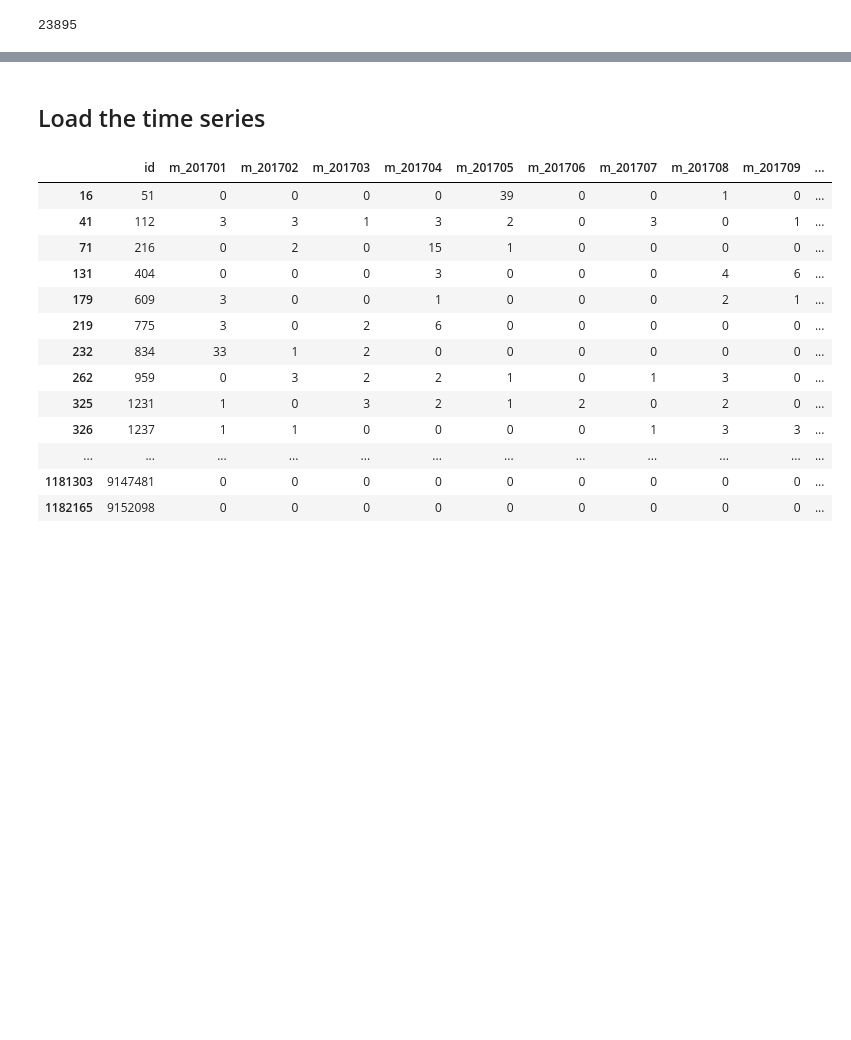
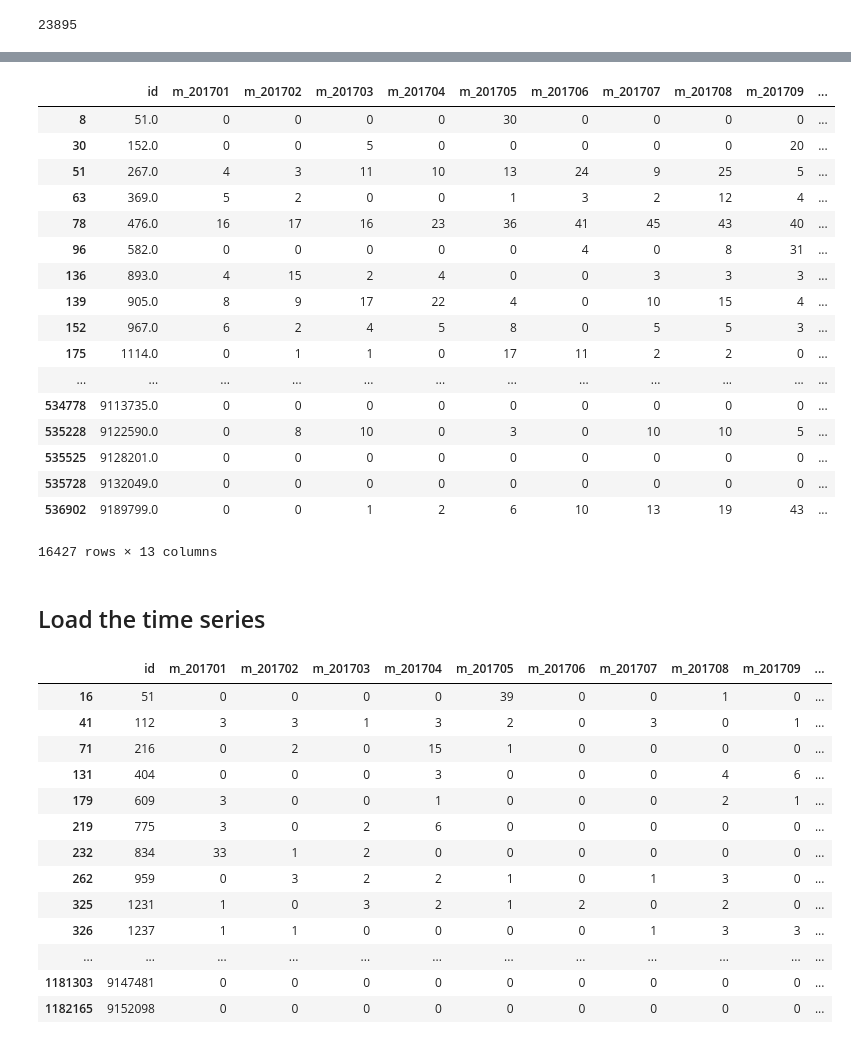
Before and after one commit to leomaxx/StackOverflowChurnAnalysis, a Jupyter notebook: 01_EDA.ipynb, the cells around one changed output, grey strips where cells are left out. Drawn from its saved outputs; the diff is of its cells as text; code cells hidden in the pictures; blank space fills up the shorter version.

Commit message:
Started with time series analysis

```diff
--- a/01_EDA.ipynb
+++ b/01_EDA.ipynb
@@ -155,0 +163,3 @@ len(list(active_contributors_id))
+# %%
+with open('./data/processed/answer_count.pkl', 'rb') as picklefile:
+    answer_count = pickle.load(picklefile)
@@ -155,0 +198,3 @@ len(list(active_contributors_id))
+# %%
+with open('./data/processed/answer_time_series.pkl', 'rb') as picklefile:
+    answer_time_series = pickle.load(picklefile)
@@ -155,0 +210,21 @@ len(list(active_contributors_id))
+# %%
+answer_time_series[answer_time_series.values[:, 1:].sum(axis=1) > 26]
+# %% [output]
+|  | id | m_201701 | m_201702 | m_201703 | m_201704 | m_201705 | m_201706 | m_201707 | m_201708 | m_201709 | ... |
+| 8 | 51.0 | 0 | 0 | 0 | 0 | 30 | 0 | 0 | 0 | 0 | ... |
+| 30 | 152.0 | 0 | 0 | 5 | 0 | 0 | 0 | 0 | 0 | 20 | ... |
+| 51 | 267.0 | 4 | 3 | 11 | 10 | 13 | 24 | 9 | 25 | 5 | ... |
+| 63 | 369.0 | 5 | 2 | 0 | 0 | 1 | 3 | 2 | 12 | 4 | ... |
+| 78 | 476.0 | 16 | 17 | 16 | 23 | 36 | 41 | 45 | 43 | 40 | ... |
+| 96 | 582.0 | 0 | 0 | 0 | 0 | 0 | 4 | 0 | 8 | 31 | ... |
+| 136 | 893.0 | 4 | 15 | 2 | 4 | 0 | 0 | 3 | 3 | 3 | ... |
+| 139 | 905.0 | 8 | 9 | 17 | 22 | 4 | 0 | 10 | 15 | 4 | ... |
+| 152 | 967.0 | 6 | 2 | 4 | 5 | 8 | 0 | 5 | 5 | 3 | ... |
+| 175 | 1114.0 | 0 | 1 | 1 | 0 | 17 | 11 | 2 | 2 | 0 | ... |
+| ... | ... | ... | ... | ... | ... | ... | ... | ... | ... | ... | ... |
+| 534778 | 9113735.0 | 0 | 0 | 0 | 0 | 0 | 0 | 0 | 0 | 0 | ... |
+| 535228 | 9122590.0 | 0 | 8 | 10 | 0 | 3 | 0 | 10 | 10 | 5 | ... |
+| 535525 | 9128201.0 | 0 | 0 | 0 | 0 | 0 | 0 | 0 | 0 | 0 | ... |
+| 535728 | 9132049.0 | 0 | 0 | 0 | 0 | 0 | 0 | 0 | 0 | 0 | ... |
+| 536902 | 9189799.0 | 0 | 0 | 1 | 2 | 6 | 10 | 13 | 19 | 43 | ... |
+16427 rows × 13 columns
```
Also changed, not shown: parts of 9 cells of this notebook, 5 other files.
